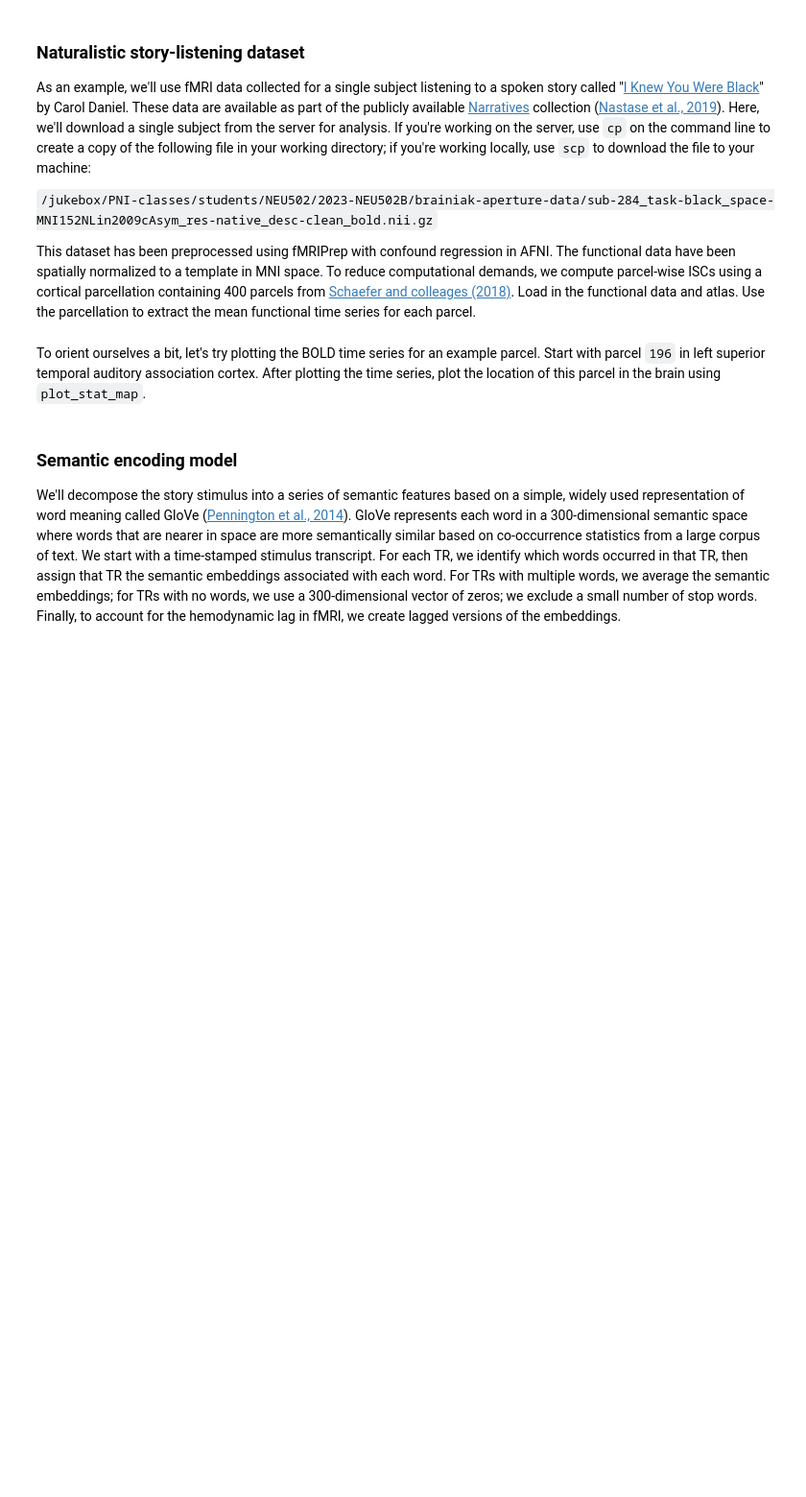
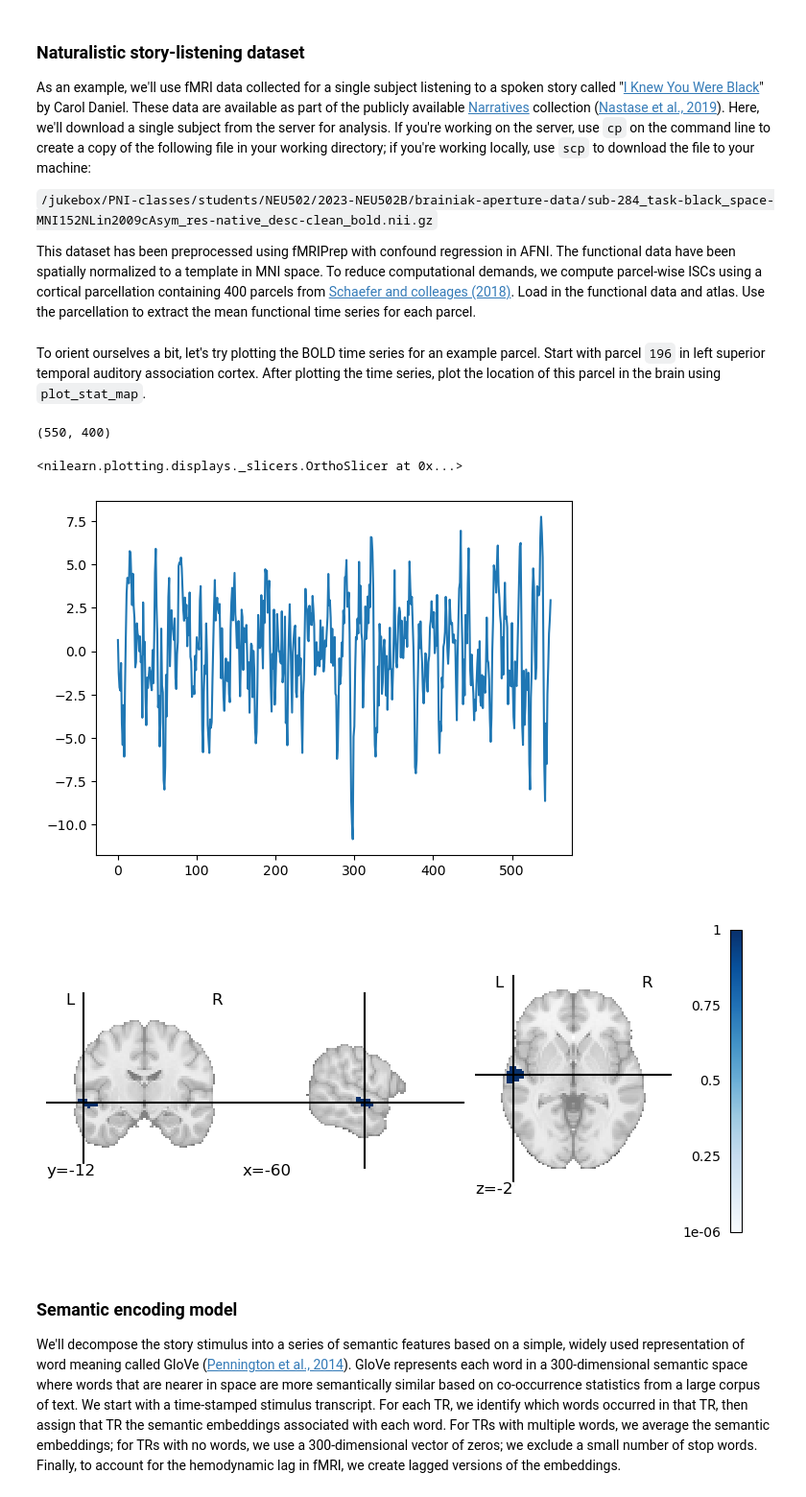
Before and after one commit to snastase/neu502b-2024, a Jupyter notebook: comp-02/comp-02-encoding.ipynb, the cells around one changed output. Shown at 96% size. Saved outputs shown, nothing was run; the diff lists cells and outputs as text; code cells hidden in the pictures; blank space fills up the shorter version.

```diff
--- a/comp-02/comp-02-encoding.ipynb
+++ b/comp-02/comp-02-encoding.ipynb
@@ -18,22 +18,43 @@ As an example, we'll use fMRI data collected for a single subject listening to a
 This dataset has been preprocessed using fMRIPrep with confound regression in AFNI. The functional data have been spatially normalized to a template in MNI space. To reduce computational demands, we compute parcel-wise ISCs using a cortical parcellation containing 400 parcels from [Schaefer and colleages (2018)](https://doi.org/10.1093/cercor/bhx179). Load in the functional data and atlas. Use the parcellation to extract the mean functional time series for each parcel.
 # %%
 # Filenames for intact notthefall data and Schaefer atlas
-func_fn = ('sub-284_task-black_space-MNI152NLin2009cAsym_res-native_desc-clean_bold.nii.gz')
+data_dir = '/mnt/cup/people/zj4962/neu502b/'
+func_fn = (data_dir+'sub-284_task-black_space-MNI152NLin2009cAsym_res-native_desc-clean_bold.nii.gz')
 atlas_fn = ('Schaefer2018_400Parcels_17Networks_order_FSLMNI152_2.5mm.nii.gz')
 
 # Load in the Schaefer 400-parcel atlas
 atlas_nii = nib.load(atlas_fn)
 atlas_img = atlas_nii.get_fdata()
 
+func_data = nib.load(func_fn).get_fdata()
+func_means = [np.mean(func_data[atlas_img == parcel, :], axis=0)
+              for parcel in np.unique(atlas_img)[1:]]
+func_parcels = np.column_stack(func_means)
+
 # Load in intact functional data and compute parcel means:
+from nilearn.maskers import NiftiLabelsMasker
+masker = NiftiLabelsMasker(atlas_nii)
+roi_data = masker.fit_transform(func_fn)
 # %% [markdown]
 To orient ourselves a bit, let's try plotting the BOLD time series for an example parcel. Start with parcel `196` in left superior temporal auditory association cortex. After plotting the time series, plot the location of this parcel in the brain using `plot_stat_map`.
+# %%
+func_parcels.shape
+# %% [output]
+(550, 400)
 # %%
 # Plot the time series for an example parcel:
 from nilearn.plotting import plot_stat_map
-
+example_parcel = 196
+plt.plot(roi_data[:,example_parcel])
 
 # Plot parcel on MNI atlas:
+roi_map = np.full(atlas_img.shape, np.nan)
+roi_map[atlas_img == example_parcel] = 1
+plot_stat_map(nib.Nifti1Image(roi_map, affine=atlas_nii.affine), cmap='Blues')
+# %% [output]
+<nilearn.plotting.displays._slicers.OrthoSlicer at 0x...>
+[figure, added]
+[figure, added]
 # %% [markdown]
 ### Semantic encoding model
 We'll decompose the story stimulus into a series of semantic features based on a simple, widely used representation of word meaning called GloVe ([Pennington et al., 2014](http://dx.doi.org/10.3115/v1/D14-1162])). GloVe represents each word in a 300-dimensional semantic space where words that are nearer in space are more semantically similar based on co-occurrence statistics from a large corpus of text. We start with a time-stamped stimulus transcript. For each TR, we identify which words occurred in that TR, then assign that TR the semantic embeddings associated with each word. For TRs with multiple words, we average the semantic embeddings; for TRs with no words, we use a 300-dimensional vector of zeros; we exclude a small number of stop words. Finally, to account for the hemodynamic lag in fMRI, we create lagged versions of the embeddings.
```
Also changed, not shown: parts of 8 cells of this notebook, 9 other files.
